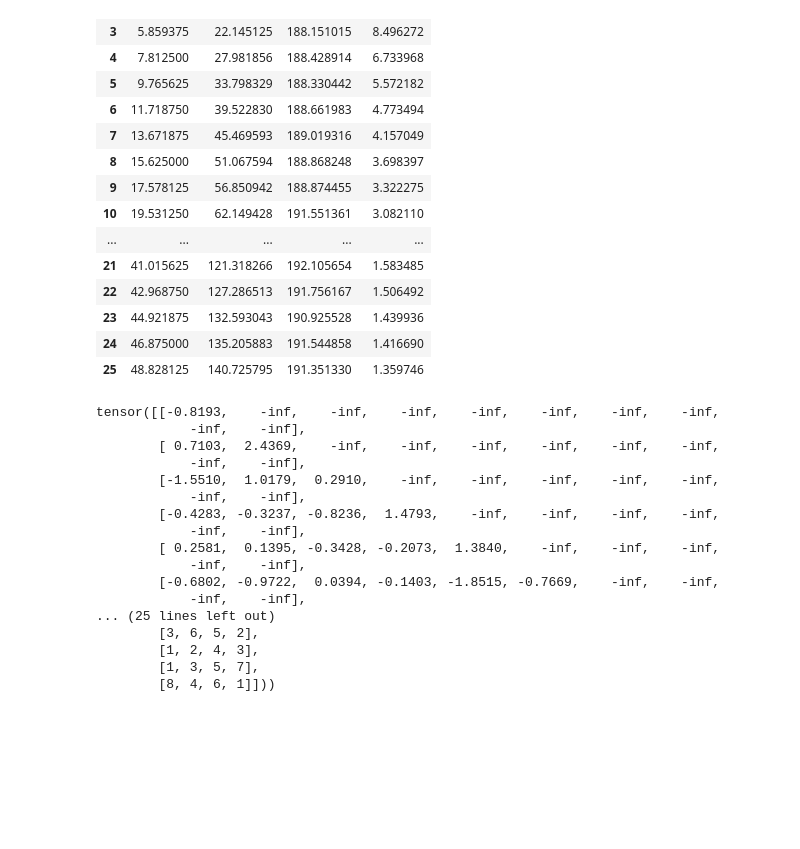
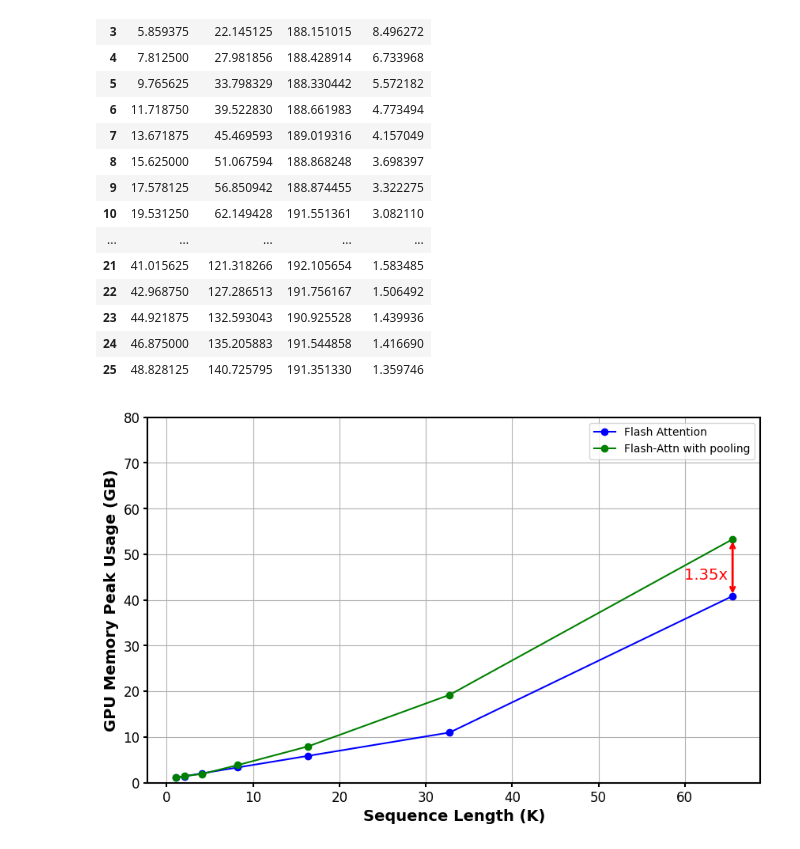
Before and after one commit to Zhichenzzz/Sparse_Attention_Kernel, a Jupyter notebook: plot.ipynb, the cells around one changed output. Drawn from its saved outputs; the diff is of its cells as text; code cells hidden in the pictures; blank space fills up the shorter version.

Commit message:
plot

```diff
--- a/plot.ipynb
+++ b/plot.ipynb
@@ -249,31 +249,49 @@ df3
 | 23 | 44.921875 | 132.593043 | 190.925528 | 1.439936 |
 | 24 | 46.875000 | 135.205883 | 191.544858 | 1.416690 |
 | 25 | 48.828125 | 140.725795 | 191.351330 | 1.359746 |
-# %%
-import torch
-
-m = torch.randn(10, 10)
-mask = torch.tril(torch.ones(10, 10))
-m[mask == 0] = float('-inf')
-
-print(m)
-m = torch.topk(m, 4, dim=1)
-print(m)
-# %% [output]
-tensor([[-0.8193,    -inf,    -inf,    -inf,    -inf,    -inf,    -inf,    -inf,
-            -inf,    -inf],
-        [ 0.7103,  2.4369,    -inf,    -inf,    -inf,    -inf,    -inf,    -inf,
-            -inf,    -inf],
-        [-1.5510,  1.0179,  0.2910,    -inf,    -inf,    -inf,    -inf,    -inf,
-            -inf,    -inf],
-        [-0.4283, -0.3237, -0.8236,  1.4793,    -inf,    -inf,    -inf,    -inf,
-            -inf,    -inf],
-        [ 0.2581,  0.1395, -0.3428, -0.2073,  1.3840,    -inf,    -inf,    -inf,
-            -inf,    -inf],
-        [-0.6802, -0.9722,  0.0394, -0.1403, -1.8515, -0.7669,    -inf,    -inf,
-            -inf,    -inf],
-... (25 lines left out)
-        [3, 6, 5, 2],
-        [1, 2, 4, 3],
-        [1, 3, 5, 7],
-        [8, 4, 6, 1]]))
+# %%
+import pandas as pd
+import matplotlib.pyplot as plt
+
+# 读取CSV文件
+file_path = './fused_pooling_flash/pooling_flashattn_profiling/gpu_profile.csv'
+df1 = pd.read_csv(file_path)
+
+df1['N_CTX'] = df1['N_CTX'].apply(lambda x: x/1000)
+df1['Ratio'] = df1['fapooling'] - df1['Triton']
+max_ratio_index = df1['Ratio'].idxmax()
+max_ratio_point = df1.iloc[max_ratio_index]
+# # 创建图表
+plt.figure(figsize=(10, 6))
+plt.plot(df1['N_CTX'], df1['Triton'], marker='o', color='blue', label='Flash Attention')
+plt.plot(df1['N_CTX'], df1['fapooling'], marker='o', color='green', label='Flash-Attn with pooling')
+difference = max_ratio_point['fapooling'] - max_ratio_point['Triton']
+plt.annotate(
+    '',
+    xy=(max_ratio_point['N_CTX'], max_ratio_point['fapooling']),
+    xytext=(max_ratio_point['N_CTX'], max_ratio_point['Triton']),
+    arrowprops=dict(arrowstyle='<->', color='red', linewidth=2)  # Adjust linewidth here
+)
+plt.text(max_ratio_point['N_CTX'], (max_ratio_point['fapooling'] + max_ratio_point['Triton']) / 2,
+         f'1.35x ', fontsize=14, ha='right', va='top', color='red')
+
+# # 添加标题和标签
+# # plt.title('Sparse Attention Speedup compared to Full Attention (flashattention-2)')
+plt.xlabel('Sequence Length (K)', fontsize=14, fontweight='bold')
+plt.ylabel('GPU Memory Peak Usage (GB)', fontsize=14, fontweight='bold')
+# 加粗坐标轴
+ax = plt.gca()  # 获取当前坐标轴
+ax.spines['top'].set_linewidth(1.5)
+ax.spines['right'].set_linewidth(1.5)
+ax.spines['bottom'].set_linewidth(1.5)
+ax.spines['left'].set_linewidth(1.5)
+
+# 加粗坐标轴刻度
+ax.tick_params(axis='both', which='major', labelsize=12, width=1.5)
+
+plt.grid(True)
+plt.legend()
+plt.ylim(0, 80)
+plt.show()
+# %% [output]
+[figure, added]
```
Also changed, not shown: parts of 1 cell of this notebook.
